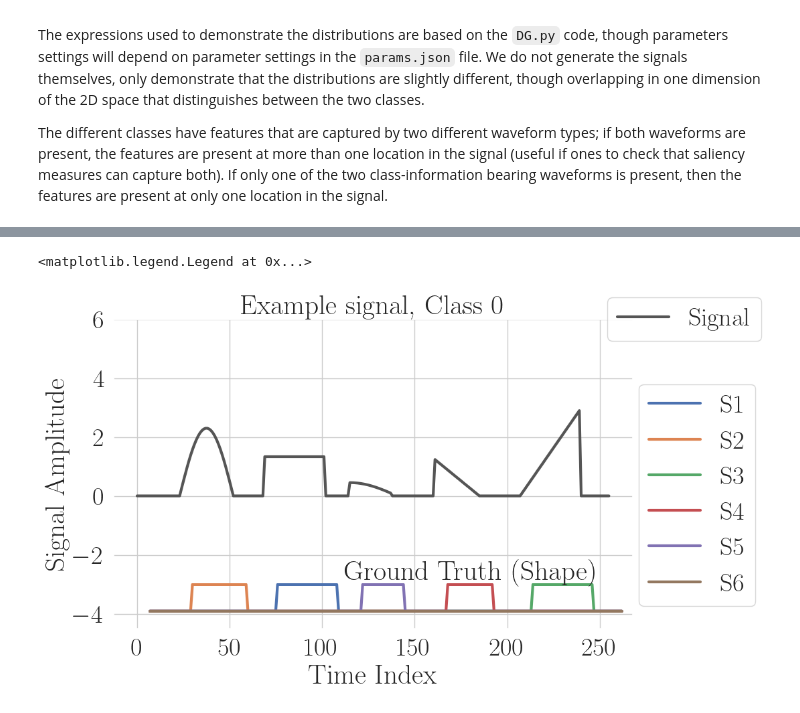
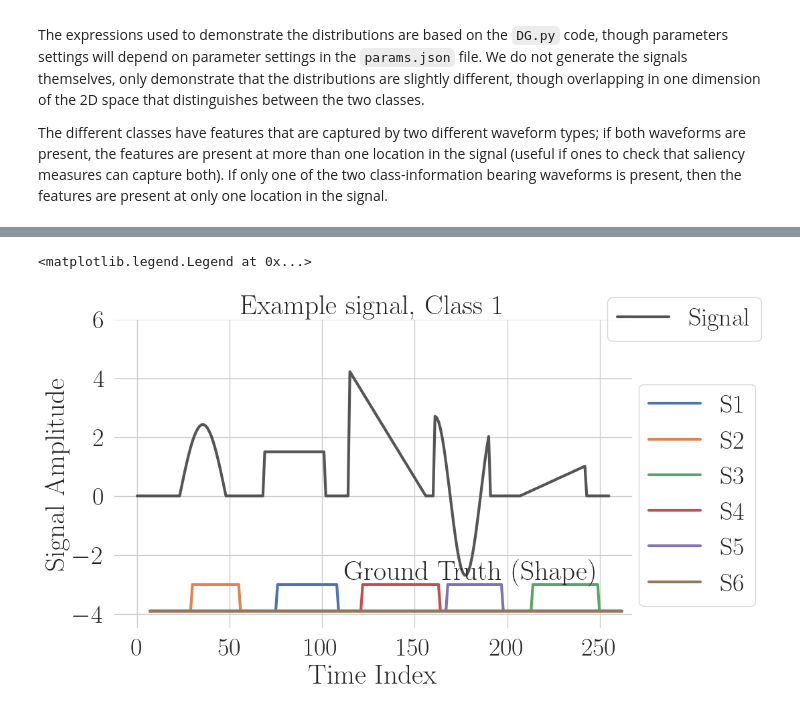
Before and after one commit to aab01/pgpm, a Jupyter notebook: Demo.ipynb, the cells around one changed output, grey strips where cells are left out. Cells and saved outputs as stored; diff of their text form; code cells hidden in the pictures.

```diff
--- a/Demo.ipynb
+++ b/Demo.ipynb
@@ -362,33 +372,33 @@ plt.savefig('Figures/CosFreqDist.svg')
 fig,ax = plt.subplots(1)
 params = get_params_from_json('./Parameters/params.json')
 params['noise_level'] = 0.0 # Set for this example "draw"
 
 
-y, gt, sigclass = generate_data(params)
+y, gt, sigclass = generate_data(params, num_samples=1)
 
 nSamples, sigLength, nSegTypes = gt.shape
 
 # Signal 0 from the batch - could take a random choice up to nSamples-1:
 sampleToPlot = 0
 
 ax.plot(range(sigLength), y[sampleToPlot,:], lw=3, color='#555555')
-ax.set_title('Example signal, Class ' + str(int(sigclass[2])))
+ax.set_title('Example signal, Class ' + str(int(sigclass[0])))
 plt.gca().set_prop_cycle(None)
 # ax.plot(range(len(y[0,:])),gt)
 ax.set_ylim([-4.5, 6.0])
 ax.set_ylabel('Signal Amplitude')
 ax.set_xlabel('Time Index')
 ax.legend(['Signal'], bbox_to_anchor=(1.1, 1), loc='center')
 axins = inset_axes(ax, width="100%", height="10%",
                     bbox_to_anchor=(0.0, 0.01, 1.0, 0.95),
                     bbox_transform=ax.transAxes, loc=3)
 
 plt.gca().set_prop_cycle(None)
 axins.set_axis_off()
 axins.text(105,1.2,'Ground Truth (Shape)')
 axins.plot(gt[sampleToPlot,:,:],lw=3)
 axins.legend(['S1','S2','S3','S4','S5','S6'],
              bbox_to_anchor=(1.1, 4), loc='center')
 # %% [output]
 <matplotlib.legend.Legend at 0x...>
-[figure, old version]
+[figure, new version]
```
Also changed, not shown: parts of 19 cells of this notebook, 12 other files.
